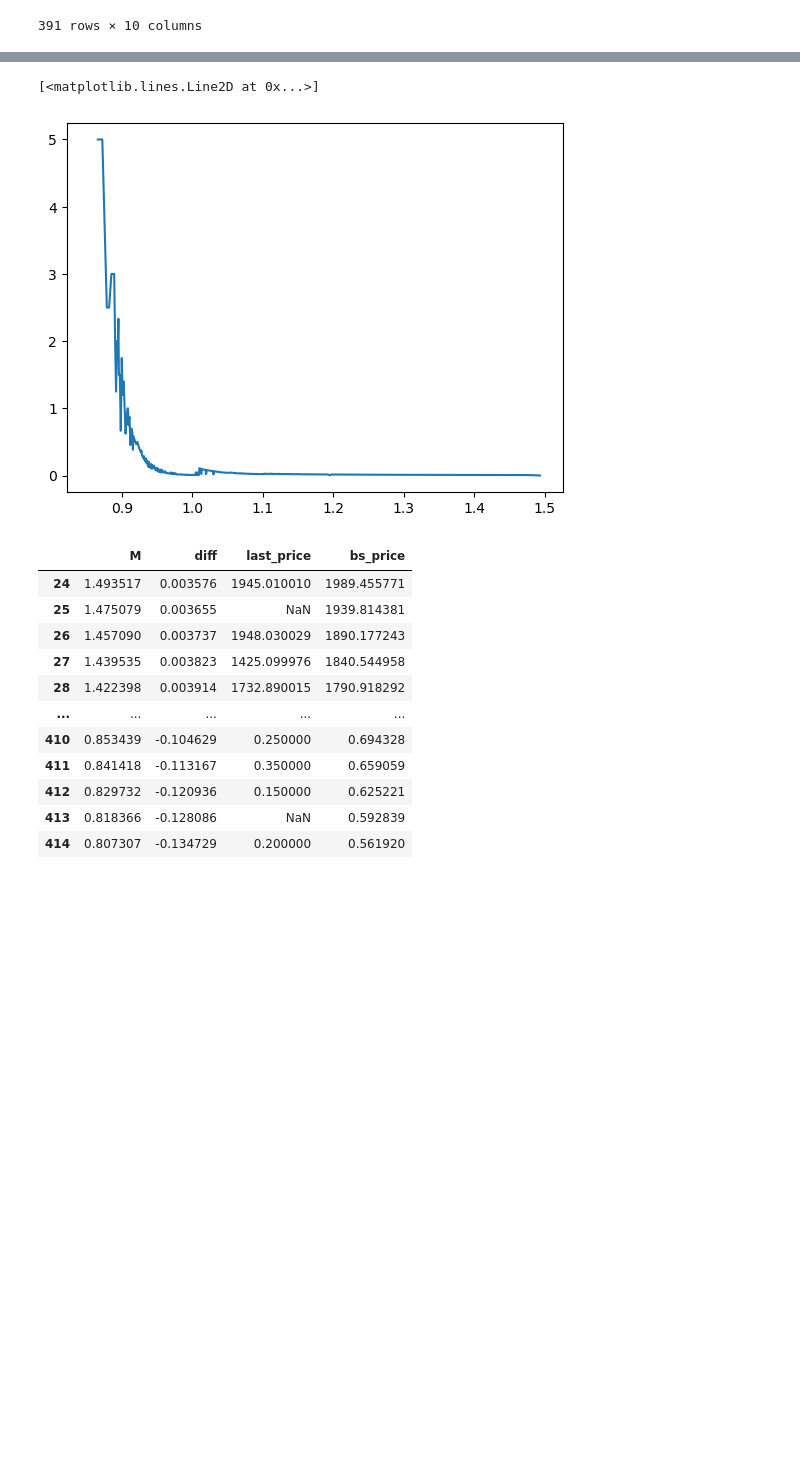
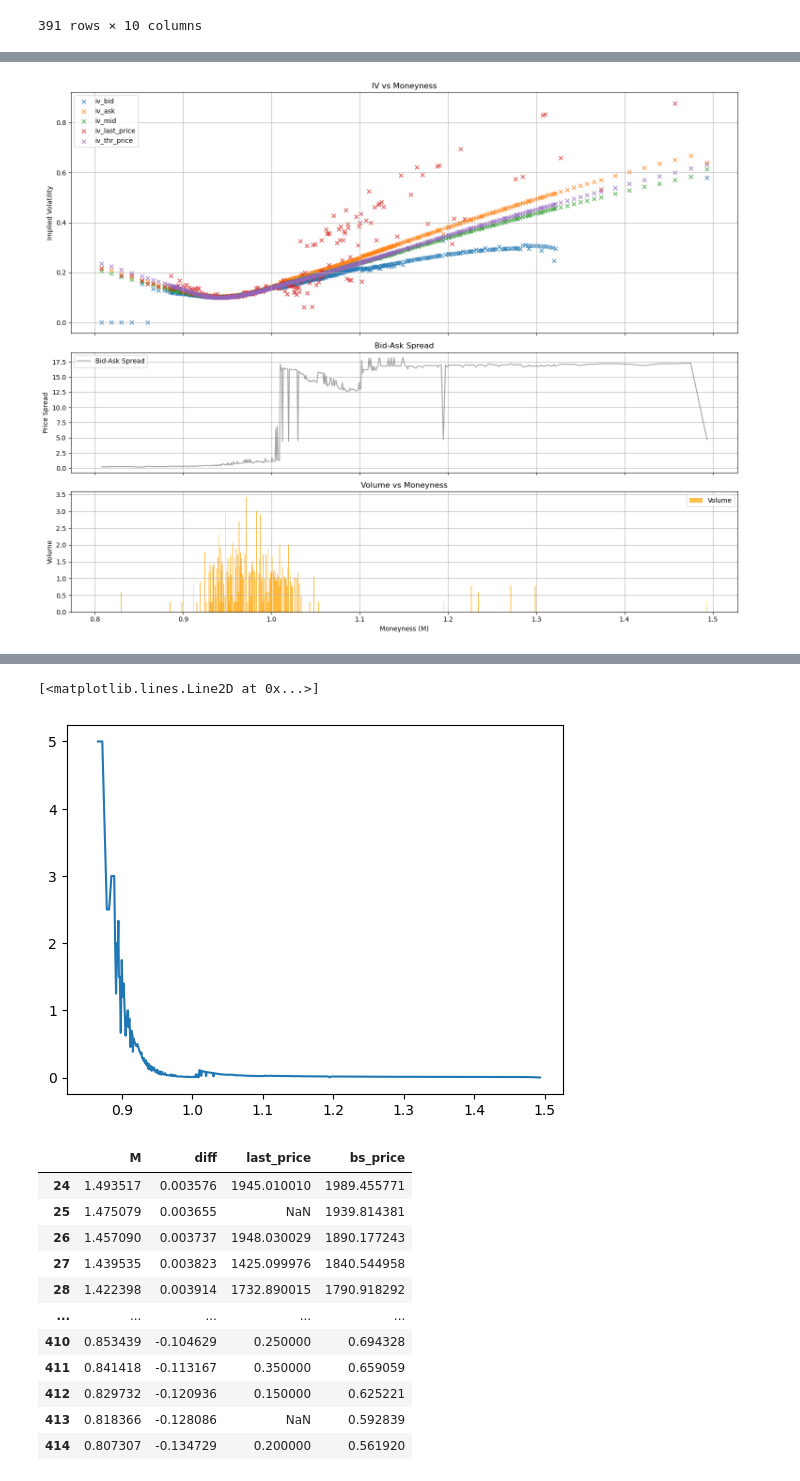
Before and after one commit to atanasio528/RRT, a Jupyter notebook: notebooks/Toymodel/RRT.ipynb, the cells around one changed output, grey strips where cells are left out. Saved outputs shown, nothing was run; the diff lists cells and outputs as text; code cells hidden in the pictures; blank space fills up the shorter version.

Commit message:
cleaning data

```diff
--- a/notebooks/Toymodel/RRT.ipynb
+++ b/notebooks/Toymodel/RRT.ipynb
@@ -79,9 +80,6 @@ def format_option_df(df: pd.DataFrame, vol_col: str, min_m: float = 0.8, max_m:
 
     return {"call": call_df, "put": put_df}
 
-def add_implied_vol(df: pd.DataFrame, mkt_col: str) -> pd.DataFrame:
-    pass
-
 underlying = 'SPXW'
 date = '2025-01-31'
 current_price = 5974.07
@@ -92,8 +90,6 @@ option_df = clean_df(raw_df, underlying, current_price, interest, div_yield)
 formatted = format_option_df(option_df, vol_col='iv')
 call_df = formatted['call']
 put_df = formatted['put']
-call_df.to_csv('call_20250131.csv', index=False)
-put_df.to_csv('put_20250131.csv', index=False)
 
 # What kind of price that I need to use for my analysis?
 # %%
@@ -134,0 +232,34 @@ display(put_df[['bs_price', 'ask', 'bid', 'mid', 'volume', 'last_price', 'thr_pr
+# %%
+fig, (ax1, ax2, ax3) = plt.subplots(3, 1, figsize=(15, 12), sharex=True,
+                                     gridspec_kw={'height_ratios': [2, 1, 1]})
+
+# --- Plot 1: Implied Volatility Scatter ---
+iv_labels = ['iv_bid', 'iv_ask', 'iv_mid', 'iv_last_price', 'iv_thr_price']
+for label in iv_labels:
+    ax1.scatter(call_df['M'], call_df[label], label=label, marker='x', alpha=0.7)
+
+ax1.set_ylabel("Implied Volatility")
+ax1.set_title("IV vs Moneyness")
+ax1.legend()
+ax1.grid(True)
+
+# --- Plot 2: Bid-Ask Price Spread Line ---
+spread = call_df['ask'] - call_df['bid']
+ax2.plot(call_df['M'], spread, label='Bid-Ask Spread', color='gray', alpha=0.7)
+ax2.set_ylabel("Price Spread")
+ax2.set_title("Bid-Ask Spread")
+ax2.legend()
+ax2.grid(True)
+
+# --- Plot 3: Volume Bar Plot ---
+ax3.bar(call_df['M'], np.log10(call_df['volume'] + 1), color='orange', alpha=0.7, label='Volume', width=0.001) # add 1 to prevent log(volume) disappears when the size of volume is one
+ax3.set_xlabel("Moneyness (M)")
+ax3.set_ylabel("Volume")
+ax3.set_title("Volume vs Moneyness")
+ax3.legend()
+ax3.grid(True)
+
+plt.tight_layout()
+plt.show()
+# %% [output]
+[figure, added]
```
Also changed, not shown: parts of 4 cells of this notebook, 2 other files.
